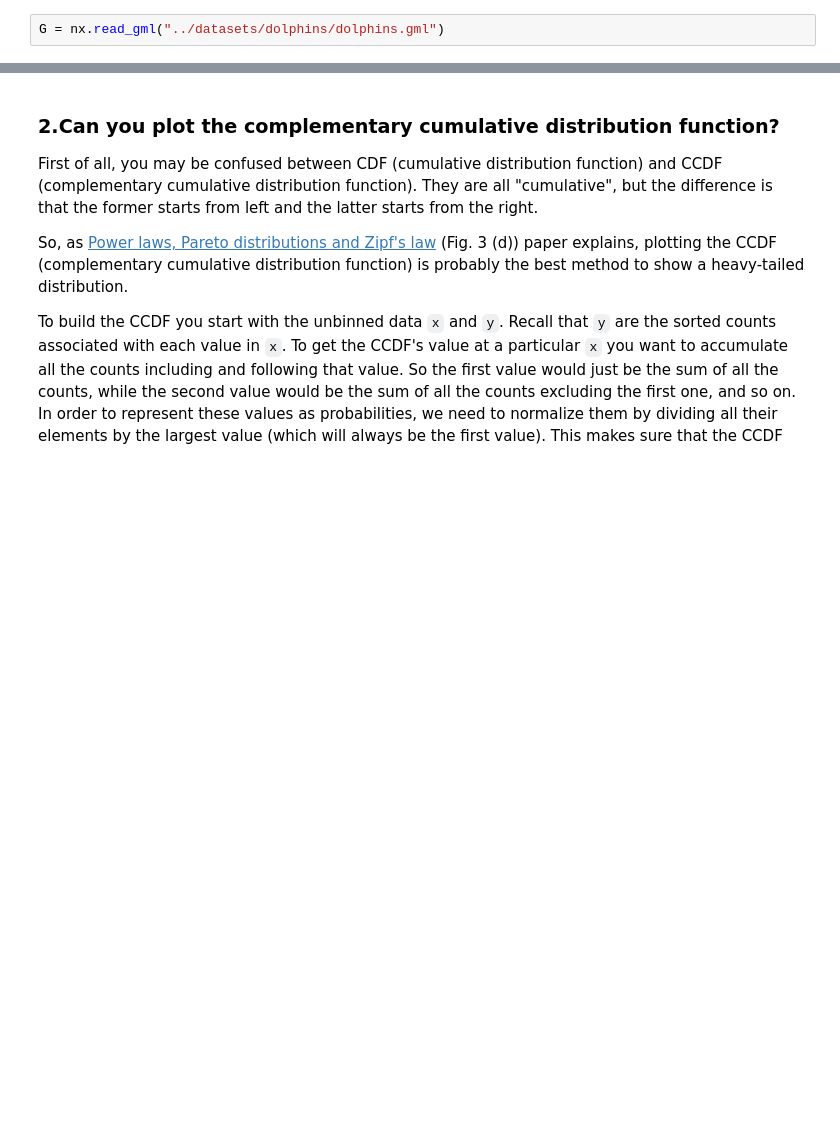
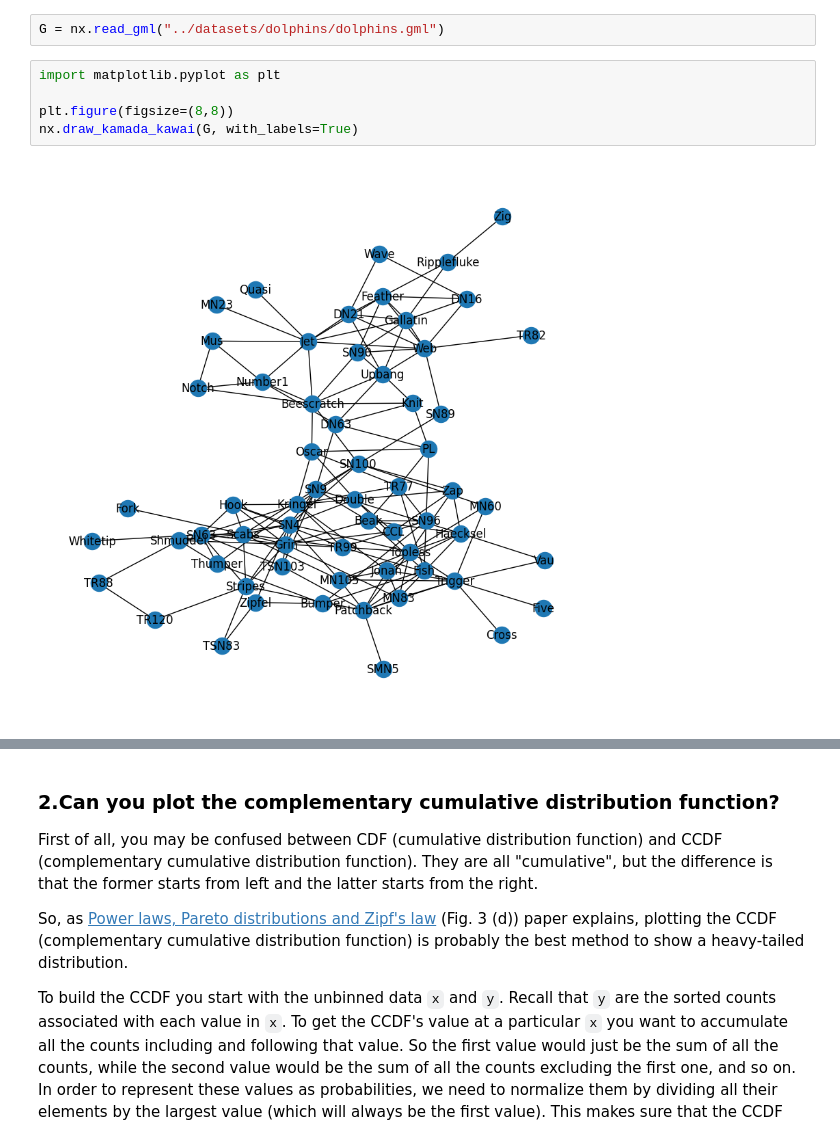
Before and after one commit to rschifan/avrc-2324, a Jupyter notebook: netsci/tutorials/src/03b-exercises.ipynb, the cells around one changed output, grey strips where cells are left out. Drawn from its saved outputs; the diff is of its cells as text; blank space fills up the shorter version.

Commit message:
matplotlib update

```diff
--- a/netsci/tutorials/src/03b-exercises.ipynb
+++ b/netsci/tutorials/src/03b-exercises.ipynb
@@ -16,3 +16,10 @@ Dolphins like passing information around efficiently along the shortest-paths. A
 There is a lot smack going around the pod and everyone wants to know if Flipper will be inviting them to the party next week. But gossip takes time travel. Which dolphins are in the best position for getting all the best gossip from around the pod? Justify your centrality choice for finding these dolphins.
 # %%
 G = nx.read_gml("../datasets/dolphins/dolphins.gml")
+# %%
+import matplotlib.pyplot as plt
+
+plt.figure(figsize=(8,8))
+nx.draw_kamada_kawai(G, with_labels=True)
+# %% [output]
+[figure, added]
```
Also changed, not shown: parts of 3 cells of this notebook, 10 other files.
